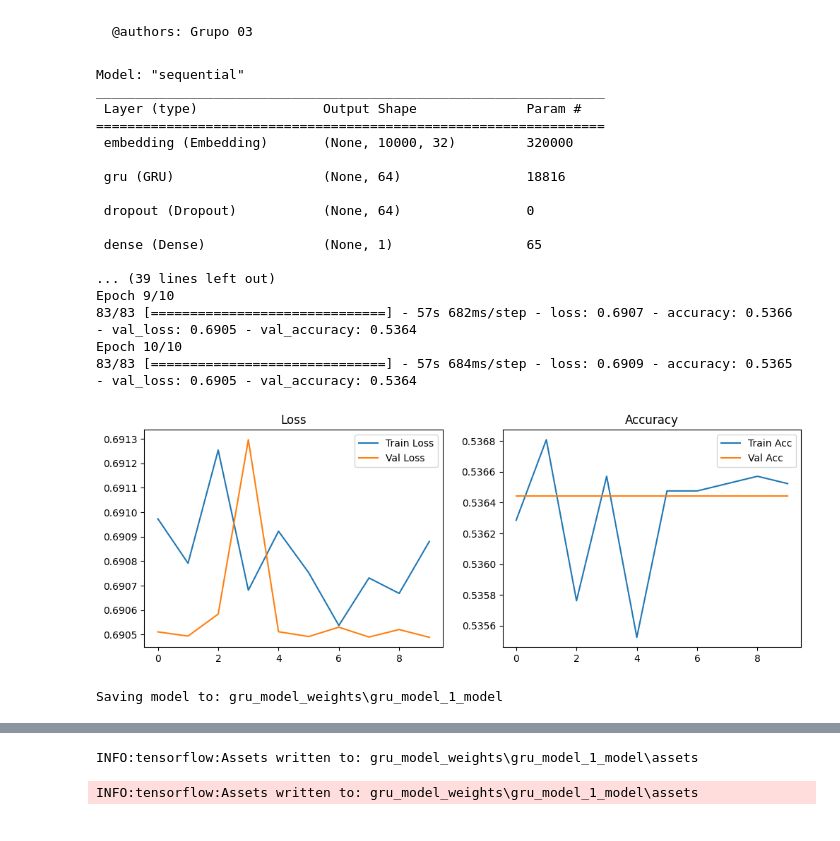
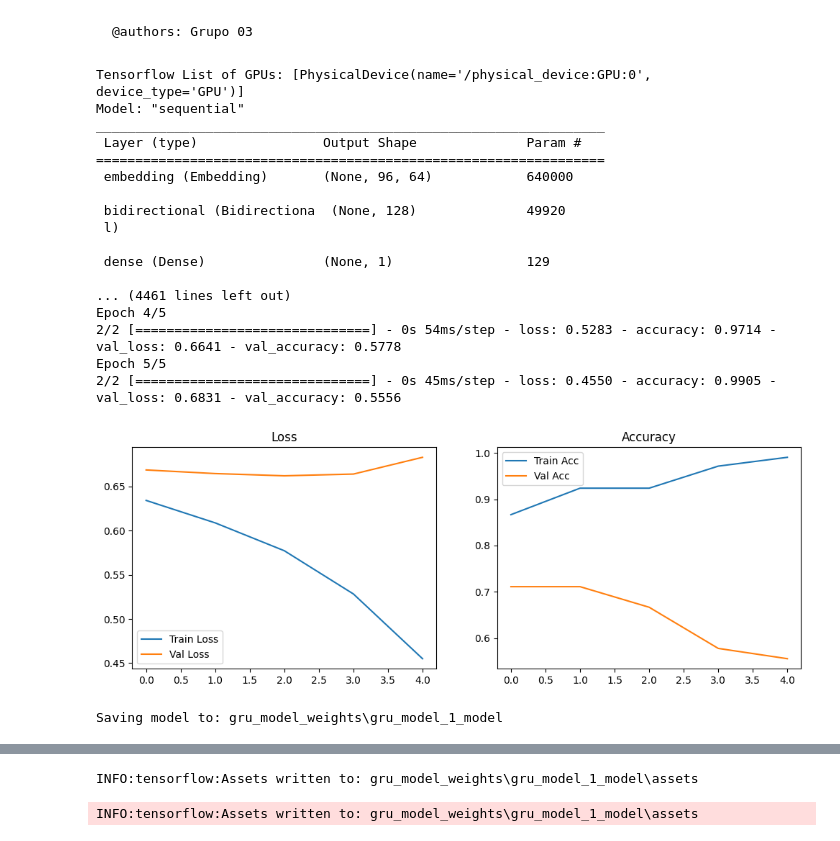
Before and after one commit to eduardoliv/AP-TPG-M1, a Jupyter notebook: tarefa_3/gru_model.ipynb, the cells around one changed output, grey strips where cells are left out. Drawn from its saved outputs; the diff is of its cells as text; code cells hidden in the pictures.

Commit message:
Chore: Trained GRU model with a small dataset

```diff
--- a/tarefa_3/gru_model.ipynb
+++ b/tarefa_3/gru_model.ipynb
@@ -44,23 +44,19 @@ separator_char = "\t"
 # Parameters cell
 if mode == ModelRunMode.TRAIN.value:
     # TRAIN mode: Set parameters for training
-    input_csv = "../tarefa_1/clean_input_datasets/ai_human_input_sm.csv"                # CSV file with training inputs (ID, Text)
-    output_csv = "../tarefa_1/clean_output_datasets/ai_human_output_sm.csv"             # CSV file with training outputs (ID, Label)
+    input_csv = "../tarefa_1/clean_input_datasets/dataset1_enh_inputs_v2.csv"           # CSV file with training inputs (ID, Text)
+    output_csv = "../tarefa_1/clean_output_datasets/dataset1_enh_outputs_v2.csv"        # CSV file with training outputs (ID, Label)
     test_size = 0.3                                                                     # Proportion of the dataset to use as test data
     validation_size = 0.2                                                               # Proportion of the dataset reserved as validation data
     random_state=42                                                                     # Seed for reproducible dataset splitting
     verbose = True                                                                      # Verbosity level enabler
-    embedding_dim = 32                                                                  # Embedding dimension.
-    gru_units = 64                                                                      # Number of GRU units.
-    vocab_size = 10000                                                                  # Max vocabulary size.
-    epochs = 10                                                                         # Number of training epochs.
-    batch_size = 256                                                                    # Batch size.
-    max_len = 10000
+    vocab_size = 10000                                                                  # Max vocabulary size
+    max_len = None                                                                      # Max length size
 elif mode == ModelRunMode.CLASSIFY.value:
     # CLASSIFY mode: Set parameters for classification
     input_csv = "../tarefa_3/classify_input_datasets/dataset2_inputs.csv"               # CSV file with texts for prediction (ID, Text)
     output_csv = "../tarefa_3/classify_output_datasets/dataset2_outputs_gru_model.csv"  # CSV file to store prediction result
-    max_len = 10000
+    max_len = None
 else:
     print("The selected option is not valid. Options: \"train\" or \"classify\"!")
     SystemExit()
@@ -176,5 +205,8 @@ def build_gru_model(vocab_size, max_len, embedding_dim=32, gru_units=64, learnin
 # %%
 if mode == ModelRunMode.TRAIN.value:
+    # Check if Tensorflow is listing available GPUs (if not, continue with CPU)
+    print("Tensorflow List of GPUs:", tf.config.list_physical_devices('GPU'))
+
     # Load data
     df_merged = merge_data_by_id(input_csv, output_csv, sep=separator_char)
 
@@ -191,20 +223,39 @@ if mode == ModelRunMode.TRAIN.value:
     # Convert to sequences
     sequences = tokenizer.texts_to_sequences(texts)
 
+    # Use the maximum length from the dataset
+    if max_len is None:
+        max_len = max(len(seq) for seq in sequences)
+
     # Pad sequences
     X = preprocessing.sequence.pad_sequences(sequences, maxlen=max_len, padding='post')
 
     # Train/test split
     X_train, X_val, y_train, y_val = train_test_split(X, y, test_size=test_size, random_state=random_state, stratify=y)
 
-    # Create a GRU-Based classification model
-    model = build_gru_model(vocab_size=vocab_size, max_len=max_len, embedding_dim=embedding_dim, gru_units=gru_units)
+    # Hyperparameter Tuning
+    param_grid = {
+        'embedding_dim': [64, 128],
+        'gru_units': [64, 128],
+        "num_layers": [1, 2],
+        'learning_rate': [1e-3, 5e-4],
+        "dropout_rate": [0.2, 0.3],
+        'epochs': [5, 10],
+        'batch_size': [32, 64]
+    }
+
+    # Finetune GRU Hyperparameters
+    best_model, best_params = finetune_gru_hyperparams(X_train, y_train, X_val, y_val, vocab_size=vocab_size, max_len=max_len, param_grid=param_grid)
 
     # Display model sumary
-    model.summary()
+    best_model.summary()
+
+    # Evaluate best model on the validation set
+    val_loss, val_acc = best_model.evaluate(X_val, y_val, verbose=1)
+    print(f"Best model val accuracy: {val_acc:.4f}")
 
     # Training
-    history = model.fit( X_train, y_train, validation_data=(X_val, y_val), epochs=epochs, batch_size=batch_size, verbose=verbose)
+    history = best_model.fit( X_train, y_train, validation_data=(X_val, y_val), epochs=best_params['epochs'], batch_size=best_params['batch_size'], verbose=verbose)
 
     # Plot model learning curves
     plot_learning_curves(history)
@@ -215,15 +266,11 @@ if mode == ModelRunMode.TRAIN.value:
 
     # Save the model weights
     print("Saving model to:", model_path)
-    model.save(model_path)
+    best_model.save(model_path)
 
     print("Saving tokenizer to:", tokenizer_path)
     with open(tokenizer_path, "wb") as f:
         pickle.dump(tokenizer, f)
-
-    # Evaluate on validation set
-    loss_val, acc_val = model.evaluate(X_val, y_val, verbose=verbose)
-    print(f"Validation Loss: {loss_val:.4f}, Validation Accuracy: {acc_val:.4f}")
 
 if mode == ModelRunMode.CLASSIFY.value:
     # Construct the file paths
@@ -242,42 +289,46 @@ if mode == ModelRunMode.CLASSIFY.value:
     if "ID" not in df_new.columns or "Text" not in df_new.columns:
         raise ValueError("Input CSV must have 'ID' and 'Text' columns for classification.")
 
     # Clean text
     df_new["Text"] = df_new["Text"].apply(text_cleaning)
     texts = df_new["Text"].tolist()
 
     # Convert to sequences
     sequences = tokenizer.texts_to_sequences(texts)
 
+    # Use the maximum length from the dataset
+    if max_len is None:
+        max_len = max(len(seq) for seq in sequences)
+
     # Pad
     X_new = preprocessing.sequence.pad_sequences(sequences, maxlen=max_len, padding='post')
 
     # Predict
     preds = model.predict(X_new)
     pred_bin = (preds >= 0.5).astype(int).flatten()
     pred_label = np.where(pred_bin == 1, "AI", "Human")
 
     # Save result
     df_out = pd.DataFrame({"ID": df_new["ID"], "Label": pred_label})
     df_out.to_csv(output_csv, sep=separator_char, index=False)
     print(f"Predictions saved to {output_csv}")
 # %% [output]
+Tensorflow List of GPUs: [PhysicalDevice(name='/physical_device:GPU:0', device_type='GPU')]
 Model: "sequential"
 _________________________________________________________________
  Layer (type)                Output Shape              Param #
 =================================================================
- embedding (Embedding)       (None, 10000, 32)         320000
+ embedding (Embedding)       (None, 96, 64)            640000
 
- gru (GRU)                   (None, 64)                18816
+ bidirectional (Bidirectiona  (None, 128)              49920
+ l)
 
- dropout (Dropout)           (None, 64)                0
+ dense (Dense)               (None, 1)                 129
 
- dense (Dense)               (None, 1)                 65
-
-... (39 lines left out)
-Epoch 9/10
-83/83 [==============================] - 57s 682ms/step - loss: 0.6907 - accuracy: 0.5366 - val_loss: 0.6905 - val_accuracy: 0.5364
-Epoch 10/10
-83/83 [==============================] - 57s 684ms/step - loss: 0.6909 - accuracy: 0.5365 - val_loss: 0.6905 - val_accuracy: 0.5364
+... (4461 lines left out)
+Epoch 4/5
+2/2 [==============================] - 0s 54ms/step - loss: 0.5283 - accuracy: 0.9714 - val_loss: 0.6641 - val_accuracy: 0.5778
+Epoch 5/5
+2/2 [==============================] - 0s 45ms/step - loss: 0.4550 - accuracy: 0.9905 - val_loss: 0.6831 - val_accuracy: 0.5556
-[figure, old version]
+[figure, new version]
 Saving model to: gru_model_weights\gru_model_1_model
```
Also changed, not shown: parts of 3 cells of this notebook, 5 other files.
